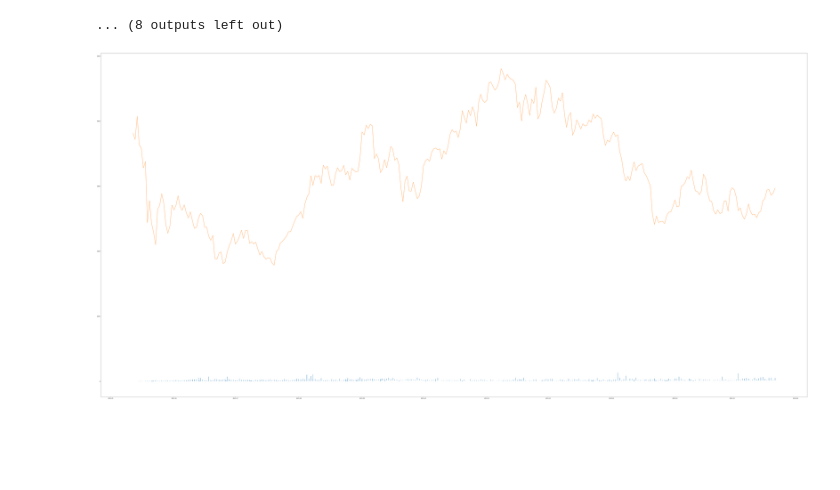
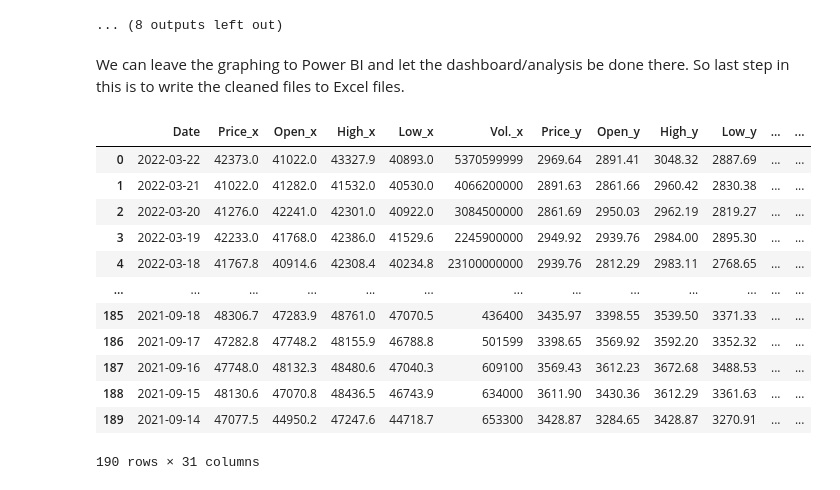
Before and after one commit to KNarotam/NFTHackathon, a Jupyter notebook: Notebook/NFT_Hackathon.ipynb, the cells around one changed output. Drawn from its saved outputs; the diff is of its cells as text; code cells hidden in the pictures; blank space fills up the shorter version.

Commit message:
Final Code and Initial Dashboard design

```diff
--- a/Notebook/NFT_Hackathon.ipynb
+++ b/Notebook/NFT_Hackathon.ipynb
@@ -436,10 +443,25 @@ Vol.              int64
 dtype: object
 (315, 6)
 ... (8 outputs left out)
-# %%
-plt.figure(figsize=(100,50))
-plt.plot(df['date'], df['sale_price_eth'])
-plt.plot(df_ETH['Date'], df_ETH['Price'])
-plt.show()
-# %% [output]
-[figure, removed]
+# %% [markdown]
+We can leave the graphing to Power BI and let the dashboard/analysis be done there. So last step in this is to write the cleaned files to Excel files.
+# %%
+frames = [df_BTC, df_ETH, df_LINK, df_MKR, df_UNI, df_AXS]
+import functools as ft
+coins = ft.reduce(lambda left, right: pd.merge(left, right, on='Date'), frames)
+# %%
+coins
+# %% [output]
+|  | Date | Price_x | Open_x | High_x | Low_x | Vol._x | Price_y | Open_y | High_y | Low_y | ... | ... |
+| 0 | 2022-03-22 | 42373.0 | 41022.0 | 43327.9 | 40893.0 | 5370599999 | 2969.64 | 2891.41 | 3048.32 | 2887.69 | ... | ... |
+| 1 | 2022-03-21 | 41022.0 | 41282.0 | 41532.0 | 40530.0 | 4066200000 | 2891.63 | 2861.66 | 2960.42 | 2830.38 | ... | ... |
+| 2 | 2022-03-20 | 41276.0 | 42241.0 | 42301.0 | 40922.0 | 3084500000 | 2861.69 | 2950.03 | 2962.19 | 2819.27 | ... | ... |
+| 3 | 2022-03-19 | 42233.0 | 41768.0 | 42386.0 | 41529.6 | 2245900000 | 2949.92 | 2939.76 | 2984.00 | 2895.30 | ... | ... |
+| 4 | 2022-03-18 | 41767.8 | 40914.6 | 42308.4 | 40234.8 | 23100000000 | 2939.76 | 2812.29 | 2983.11 | 2768.65 | ... | ... |
+| ... | ... | ... | ... | ... | ... | ... | ... | ... | ... | ... | ... | ... |
+| 185 | 2021-09-18 | 48306.7 | 47283.9 | 48761.0 | 47070.5 | 436400 | 3435.97 | 3398.55 | 3539.50 | 3371.33 | ... | ... |
+| 186 | 2021-09-17 | 47282.8 | 47748.2 | 48155.9 | 46788.8 | 501599 | 3398.65 | 3569.92 | 3592.20 | 3352.32 | ... | ... |
+| 187 | 2021-09-16 | 47748.0 | 48132.3 | 48480.6 | 47040.3 | 609100 | 3569.43 | 3612.23 | 3672.68 | 3488.53 | ... | ... |
+| 188 | 2021-09-15 | 48130.6 | 47070.8 | 48436.5 | 46743.9 | 634000 | 3611.90 | 3430.36 | 3612.29 | 3361.63 | ... | ... |
+| 189 | 2021-09-14 | 47077.5 | 44950.2 | 47247.6 | 44718.7 | 653300 | 3428.87 | 3284.65 | 3428.87 | 3270.91 | ... | ... |
+190 rows × 31 columns
```
Also changed, not shown: parts of 9 cells of this notebook, 3 other files.
